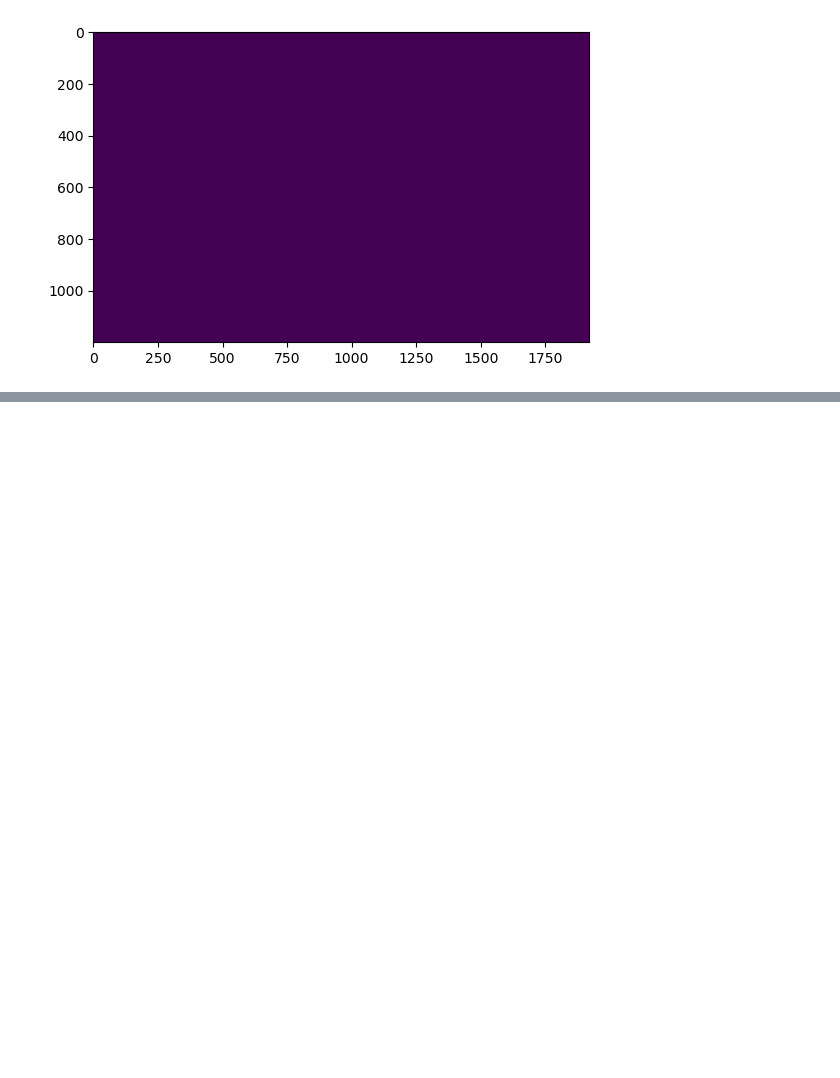
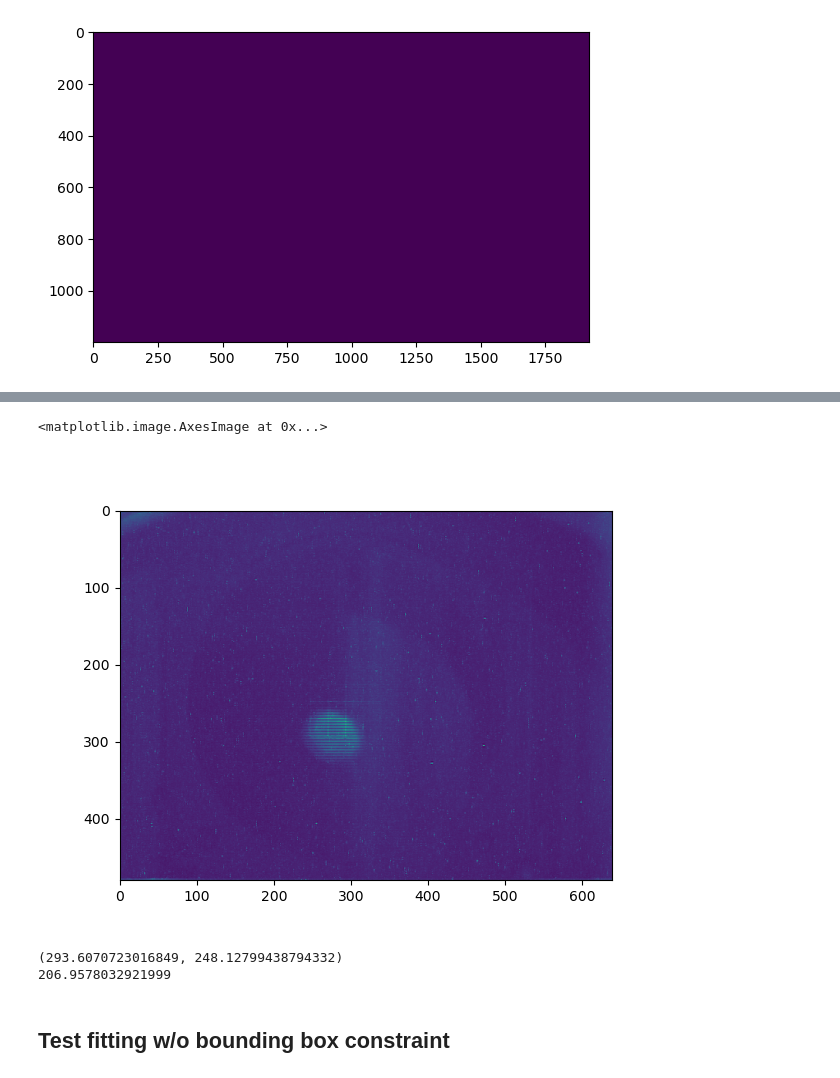
Before and after one commit to jp-ga/awa-badger, a Jupyter notebook: control_notebooks/test_camera.ipynb, the cells around one changed output, grey strips where cells are left out. Saved outputs shown, nothing was run; the diff lists cells and outputs as text; code cells hidden in the pictures; blank space fills up the shorter version.

```diff
--- a/control_notebooks/test_camera.ipynb
+++ b/control_notebooks/test_camera.ipynb
@@ -133,0 +163,22 @@ plt.imshow(np.load("/home/awa/awa_data/01-16_6DReconstruction/DYG14_background.n
+# %%
+img,_ = diagnostic.get_raw_data()
+# %%
+import matplotlib.pyplot as plt
+
+plt.imshow(img)
+# %% [output]
+<matplotlib.image.AxesImage at 0x...>
+# %%
+%matplotlib widget
+from circle_detection import ScreenFinder
+a = ScreenFinder(img)
+# %% [output]
+[figure, added]
+# %%
+print(a.circle.center)
+print(a.circle.radius)
+# %% [output]
+(293.6070723016849, 248.12799438794332)
+206.9578032921999
+# %% [markdown]
+## Test fitting w/o bounding box constraint
```
Also changed, not shown: parts of 12 cells of this notebook, 16 other files.
